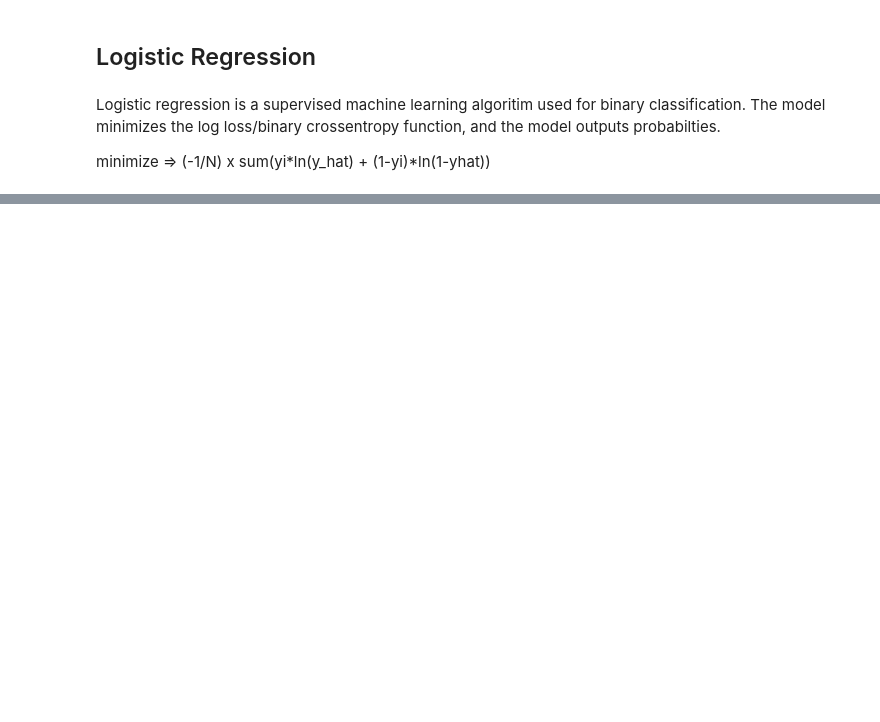
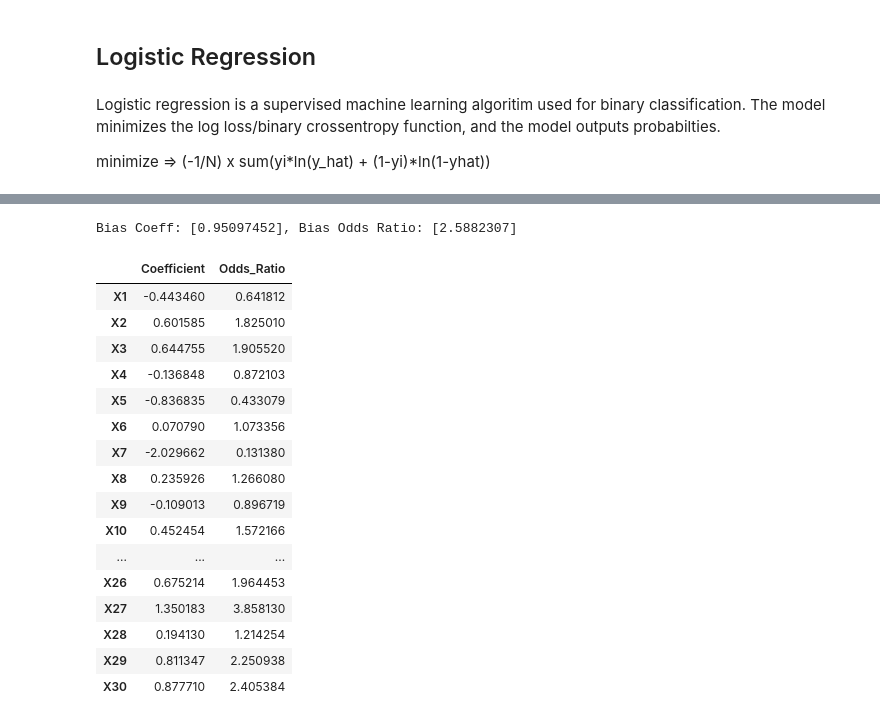
Before and after one commit to Hawlll/Hancoded_MLAlgos, a Jupyter notebook: LogisticRegression.ipynb, the cells around one changed output, grey strips where cells are left out. Drawn from its saved outputs; the diff is of its cells as text; code cells hidden in the pictures; blank space fills up the shorter version.

```diff
--- a/LogisticRegression.ipynb
+++ b/LogisticRegression.ipynb
@@ -132,0 +142,24 @@ pd.DataFrame({"Actual Label": y_test, "Predicted Prob": log.predict_proba(x_test
+# %%
+feat_coeffs_odds = pd.DataFrame(np.concatenate([log.W, np.exp(log.W)], axis=1), columns=["Coefficient", "Odds_Ratio"])
+feat_coeffs_odds.index = ["X"+str(i) for i in range(1, X.shape[1]+1)]
+print(f"Bias Coeff: {log.b[0]}, Bias Odds Ratio: {np.exp(log.b)[0]}")
+feat_coeffs_odds
+# %% [output]
+Bias Coeff: [0.95097452], Bias Odds Ratio: [2.5882307]
+|  | Coefficient | Odds_Ratio |
+| X1 | -0.443460 | 0.641812 |
+| X2 | 0.601585 | 1.825010 |
+| X3 | 0.644755 | 1.905520 |
+| X4 | -0.136848 | 0.872103 |
+| X5 | -0.836835 | 0.433079 |
+| X6 | 0.070790 | 1.073356 |
+| X7 | -2.029662 | 0.131380 |
+| X8 | 0.235926 | 1.266080 |
+| X9 | -0.109013 | 0.896719 |
+| X10 | 0.452454 | 1.572166 |
+| ... | ... | ... |
+| X26 | 0.675214 | 1.964453 |
+| X27 | 1.350183 | 3.858130 |
+| X28 | 0.194130 | 1.214254 |
+| X29 | 0.811347 | 2.250938 |
+| X30 | 0.877710 | 2.405384 |
```
Also changed, not shown: parts of 10 cells of this notebook.
